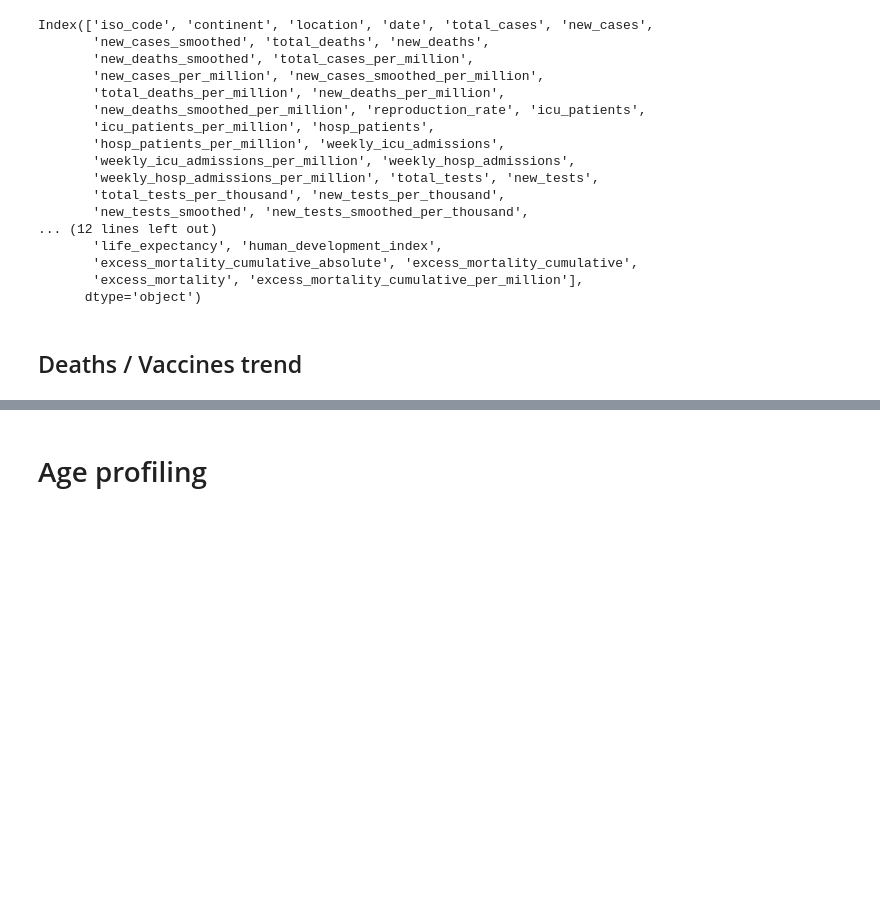
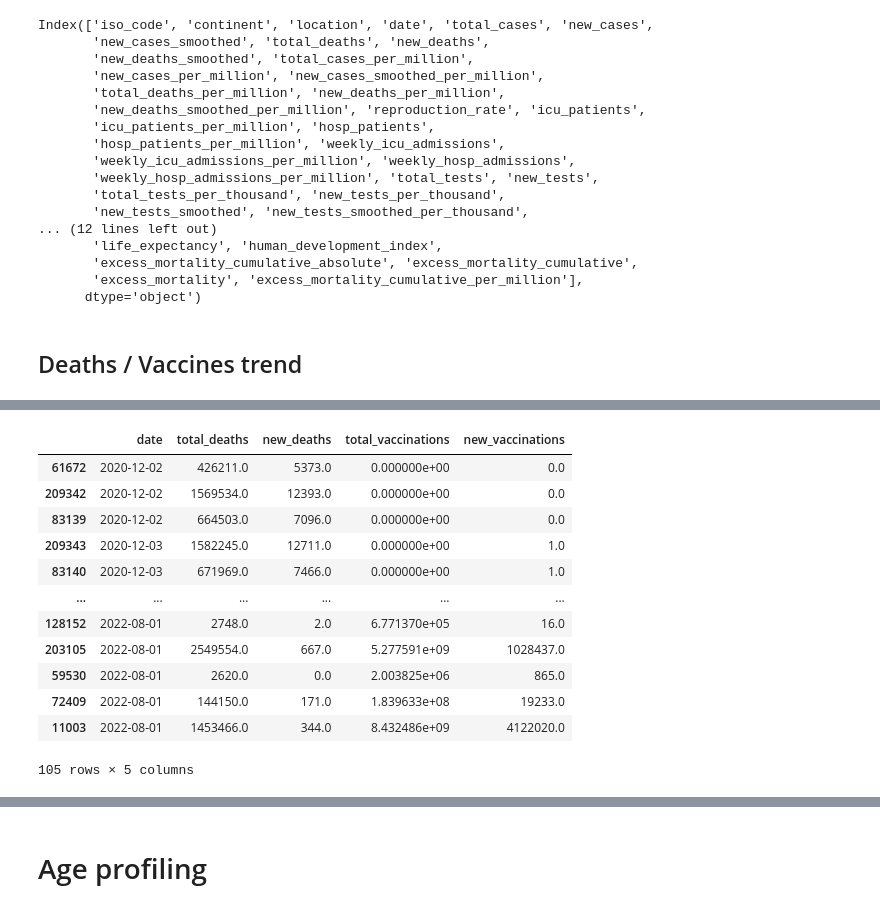
Before and after one commit to quillaur/apprendre_python, a Jupyter notebook: data_science/data_visualisation/covid/covid_analysis.ipynb, the cells around one changed output, grey strips where cells are left out. Drawn from its saved outputs; the diff is of its cells as text; code cells hidden in the pictures; blank space fills up the shorter version.

```diff
--- a/data_science/data_visualisation/covid/covid_analysis.ipynb
+++ b/data_science/data_visualisation/covid/covid_analysis.ipynb
@@ -64,0 +105,16 @@ sub_df.shape
+# %%
+sub_df.head()
+# %% [output]
+|  | date | total_deaths | new_deaths | total_vaccinations | new_vaccinations |
+| 61672 | 2020-12-02 | 426211.0 | 5373.0 | 0.000000e+00 | 0.0 |
+| 209342 | 2020-12-02 | 1569534.0 | 12393.0 | 0.000000e+00 | 0.0 |
+| 83139 | 2020-12-02 | 664503.0 | 7096.0 | 0.000000e+00 | 0.0 |
+| 209343 | 2020-12-03 | 1582245.0 | 12711.0 | 0.000000e+00 | 1.0 |
+| 83140 | 2020-12-03 | 671969.0 | 7466.0 | 0.000000e+00 | 1.0 |
+| ... | ... | ... | ... | ... | ... |
+| 128152 | 2022-08-01 | 2748.0 | 2.0 | 6.771370e+05 | 16.0 |
+| 203105 | 2022-08-01 | 2549554.0 | 667.0 | 5.277591e+09 | 1028437.0 |
+| 59530 | 2022-08-01 | 2620.0 | 0.0 | 2.003825e+06 | 865.0 |
+| 72409 | 2022-08-01 | 144150.0 | 171.0 | 1.839633e+08 | 19233.0 |
+| 11003 | 2022-08-01 | 1453466.0 | 344.0 | 8.432486e+09 | 4122020.0 |
+105 rows × 5 columns
```
Also changed, not shown: parts of 23 cells of this notebook.
